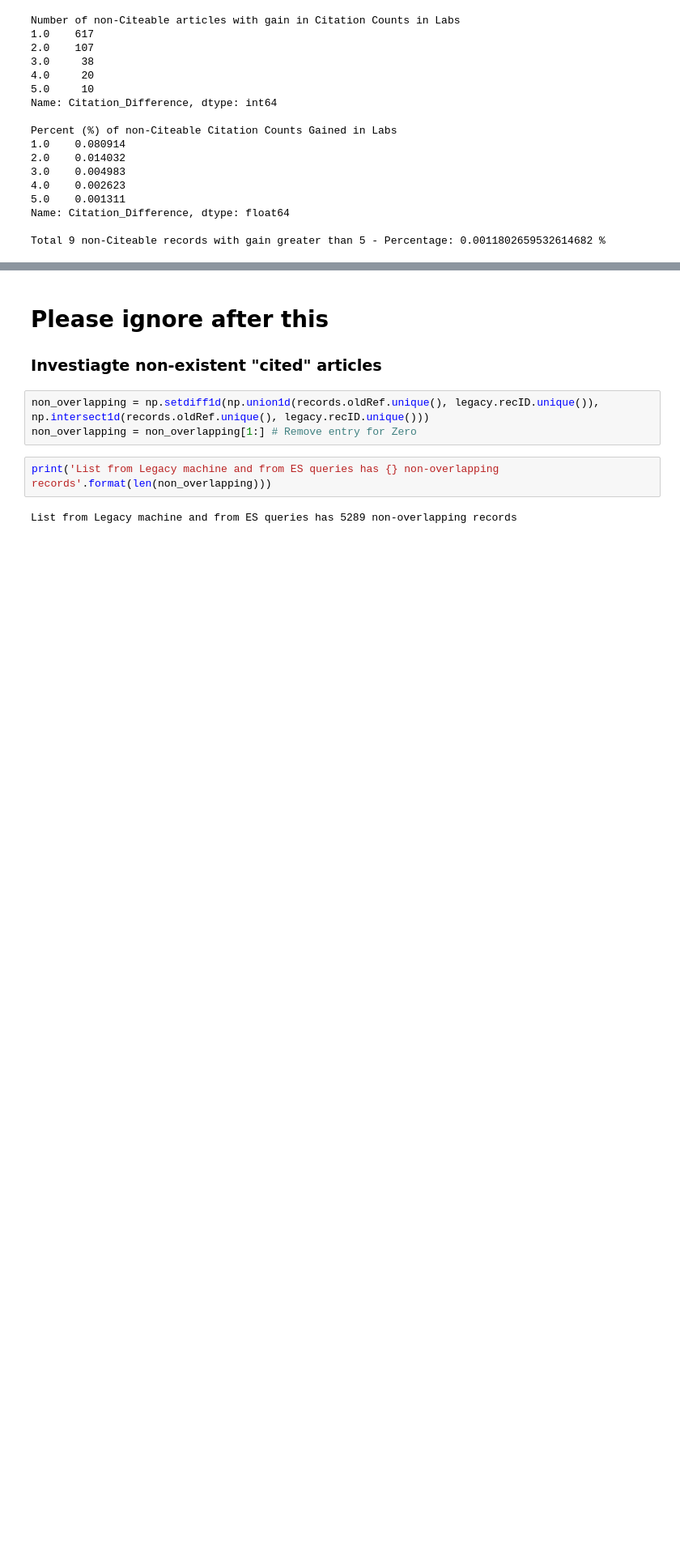
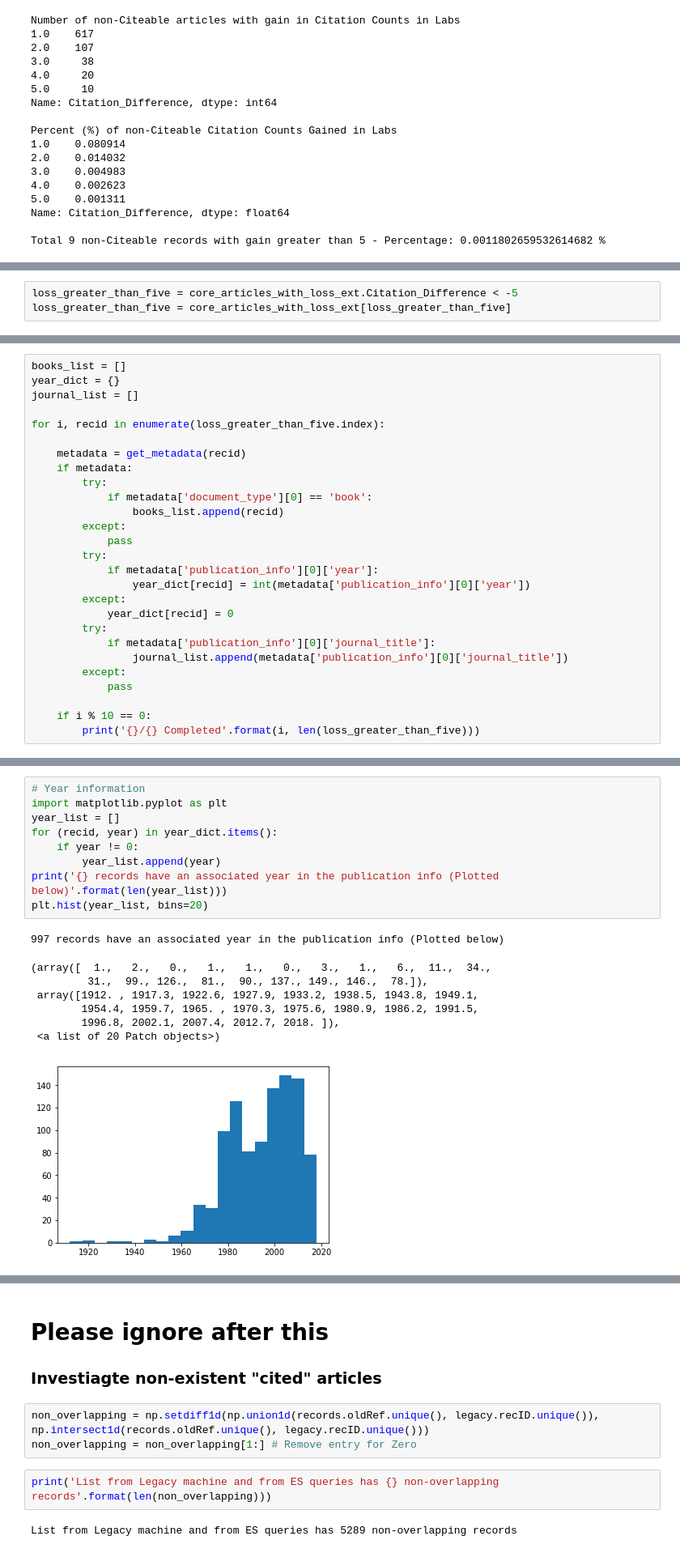
Before and after one commit to salmanmaq/reference-matcher-benchmark, a Jupyter notebook: FINAL- Correct Citations Differences and Statistics.ipynb, the cells around one changed output, grey strips where cells are left out. Shown at 81% size. Cells and saved outputs as stored; diff of their text form; blank space fills up the shorter version.

```diff
--- a/FINAL- Correct Citations Differences and Statistics.ipynb
+++ b/FINAL- Correct Citations Differences and Statistics.ipynb
@@ -759,0 +784,3 @@ Total 9 non-Citeable records with gain greater than 5 - Percentage: 0.0011802659
+# %%
+loss_greater_than_five = core_articles_with_loss_ext.Citation_Difference < -5
+loss_greater_than_five = core_articles_with_loss_ext[loss_greater_than_five]
@@ -759,0 +798,27 @@ Total 9 non-Citeable records with gain greater than 5 - Percentage: 0.0011802659
+# %%
+books_list = []
+year_dict = {}
+journal_list = []
+
+for i, recid in enumerate(loss_greater_than_five.index):
+
+    metadata = get_metadata(recid)
+    if metadata:
+        try:
+            if metadata['document_type'][0] == 'book':
+                books_list.append(recid)
+        except:
+            pass
+        try:
+            if metadata['publication_info'][0]['year']:
+                year_dict[recid] = int(metadata['publication_info'][0]['year'])
+        except:
+            year_dict[recid] = 0
+        try:
+            if metadata['publication_info'][0]['journal_title']:
+                journal_list.append(metadata['publication_info'][0]['journal_title'])
+        except:
+            pass
+
+    if i % 10 == 0:
+        print('{}/{} Completed'.format(i, len(loss_greater_than_five)))
@@ -759,0 +829,18 @@ Total 9 non-Citeable records with gain greater than 5 - Percentage: 0.0011802659
+# %%
+# Year information
+import matplotlib.pyplot as plt
+year_list = []
+for (recid, year) in year_dict.items():
+    if year != 0:
+        year_list.append(year)
+print('{} records have an associated year in the publication info (Plotted below)'.format(len(year_list)))
+plt.hist(year_list, bins=20)
+# %% [output]
+997 records have an associated year in the publication info (Plotted below)
+(array([  1.,   2.,   0.,   1.,   1.,   0.,   3.,   1.,   6.,  11.,  34.,
+         31.,  99., 126.,  81.,  90., 137., 149., 146.,  78.]),
+ array([1912. , 1917.3, 1922.6, 1927.9, 1933.2, 1938.5, 1943.8, 1949.1,
+        1954.4, 1959.7, 1965. , 1970.3, 1975.6, 1980.9, 1986.2, 1991.5,
+        1996.8, 2002.1, 2007.4, 2012.7, 2018. ]),
+ <a list of 20 Patch objects>)
+[figure, added]
```
Also changed, not shown: parts of 9 cells of this notebook.
